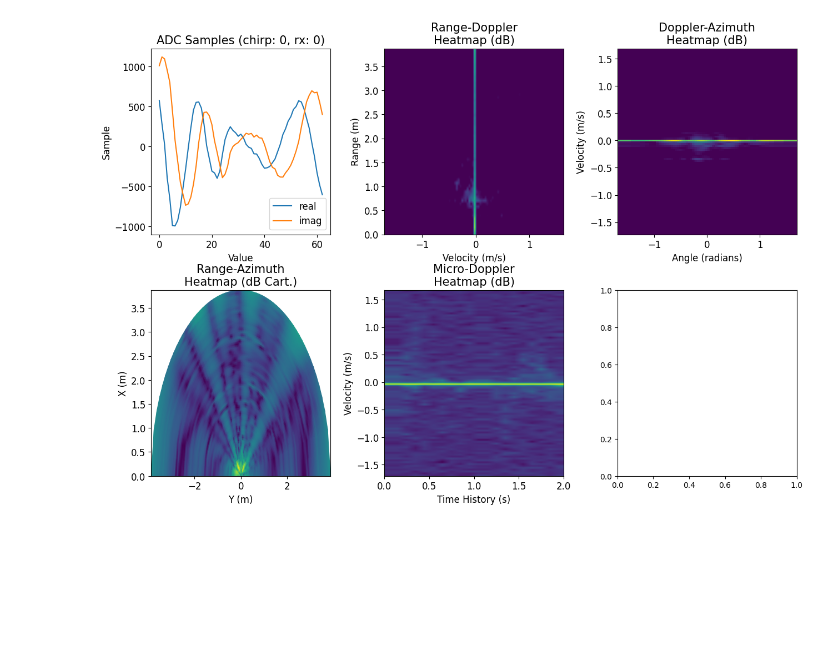
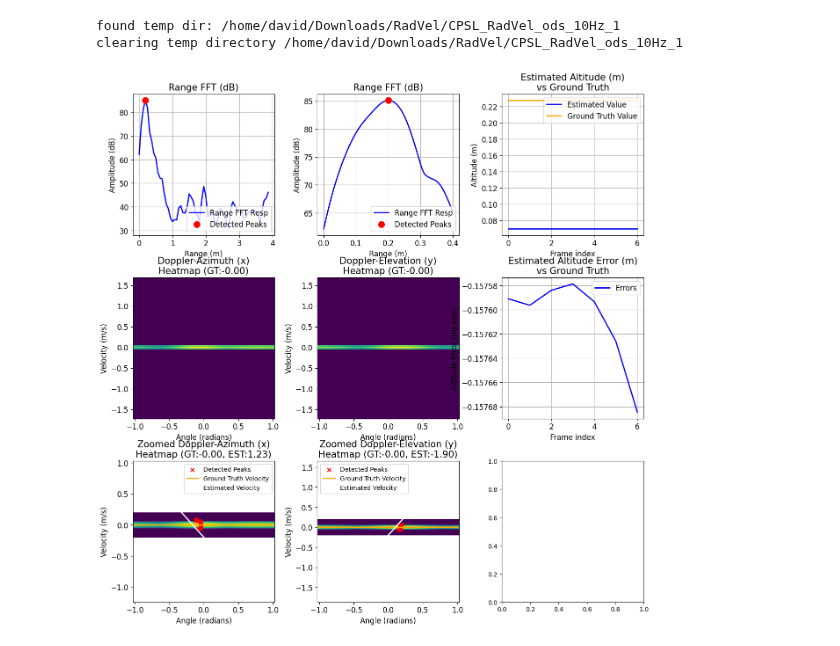
Before and after one commit to davidmhunt/mmwave_radar_processing, a Jupyter notebook: notebooks/testing_altitude_estimation.ipynb, the cells around one changed output. Saved outputs shown, nothing was run; the diff lists cells and outputs as text; code cells hidden in the pictures; blank space fills up the shorter version.

```diff
--- a/notebooks/testing_altitude_estimation.ipynb
+++ b/notebooks/testing_altitude_estimation.ipynb
@@ -24,8 +29,9 @@ from mmwave_radar_processing.plotting.movies_mmWave_data import MovieGeneratorMm
 cfg_manager = ConfigManager()
 
 cfg_path = os.path.join(CONFIG_DIRECTORY,"6843_RadVel_ods_10Hz.cfg")
-cfg_manager.load_cfg(cfg_path)
+cfg_manager.load_cfg(cfg_path,array_geometry="ods")
 cfg_manager.compute_radar_perforance(profile_idx=0)
+print(f"Radar Range Resolution: {cfg_manager.range_res_m:.4f} m")
 
 dataset_name = "CPSL_RadVel_ods_10Hz_1"
 dataset_path = os.path.join(DATASET_PATH,dataset_name)
@@ -98,40 +85,73 @@ clearing temp directory /home/david/Downloads/RadVel/CPSL_RadVel_ods_10Hz_1
+# %%
+#initialize the movie generator
+movie_generator = MovieGeneratorOdometry(
+    cpsl_dataset=dataset,
+    plotter=plotter,
+    altimeter=altimeter,
+    velocity_estimator=velocity_estimator,
+    virtual_array_reformatter=virtual_array_reformatter,
+    temp_dir_path=os.path.join("~/Downloads/RadVel",dataset_name)
+)
+# %% [output]
+found temp dir: /home/david/Downloads/RadVel/CPSL_RadVel_ods_10Hz_1
+clearing temp directory /home/david/Downloads/RadVel/CPSL_RadVel_ods_10Hz_1
 # %%
 #for getting access to the adc cube
-idx=0
+idx=7#310#dataset.num_frames
+altimeter.reset()
+velocity_estimator.reset()
 #compute responses over a series of frames
-for i in range(micro_doppler_processor.num_frames_history):
+#get the ADC cube
 
-    #get the ADC cube
-    adc_cube = dataset.get_radar_data(idx + i)
+for i in tqdm(range(idx)):
+    adc_cube = dataset.get_radar_data(i)
+    adc_cube = virtual_array_reformatter.process(adc_cube)
 
-    adc_cube = virtual_array_reformatter.process(adc_cube)
-    rng_az_resp = range_az_processor.process(adc_cube=adc_cube,chirp_idx=0)
-    rng_dop_resp = range_doppler_processor.process(adc_cube=adc_cube,rx_idx=0)
-    dop_az_resp = doppler_azimuth_processor.process(adc_cube=adc_cube)
-    micro_doppler_resp = micro_doppler_processor.process(adc_cube=adc_cube,rx_idx=0)
+    #estimate the altitude
+    est_altitude = altimeter.process(adc_cube=adc_cube, precise_est_enabled=True)
+
+    #save the altitude history
+    vehicle_odom = dataset.get_vehicle_odom_data(idx=i)
+    gt_altitude = np.average(vehicle_odom[:, 3])
+    altimeter.update_history(
+        estimated=np.array([est_altitude]),
+        ground_truth=np.array([gt_altitude])
+    )
+
+
+    #estimate the velocity
+    vel_est = velocity_estimator.process(
+        adc_cube=adc_cube,
+        altitude=est_altitude,
+        enable_precise_responses=True)
+
+    #save the gt velocity history
+    vehicle_vel_x = np.average(vehicle_odom[:,8])
+    vehicle_vel_y = np.average(vehicle_odom[:,9])
+    vehicle_vel_z = np.average(vehicle_odom[:,10])
+    velocity_estimator.update_history(
+        ground_truth=np.array([vehicle_vel_x,vehicle_vel_y,vehicle_vel_z]),
+        estimated=vel_est
+    )
 
     try:
         camera_view = dataset.get_camera_frame(idx + i)
     except AssertionError:
         camera_view = np.empty(shape=(0))
 
 #for generating a compilation of plots
-fig,axs=plt.subplots(2,3, figsize=(15,10))
+fig,axs=plt.subplots(3,3, figsize=(15,15))
 fig.subplots_adjust(wspace=0.3,hspace=0.30)
 
 plotter.plot_compilation(
     adc_cube=adc_cube,
-    range_doppler_processor=range_doppler_processor,
-    range_azimuth_processor=range_az_processor,
-    doppler_azimuth_processor=doppler_azimuth_processor,
-    micro_doppler_processor=micro_doppler_processor,
+    altimeter=altimeter,
+    velocity_estimator=velocity_estimator,
     camera_view=camera_view,
     convert_to_dB=True,
     cmap="viridis",
-    chirp_idx=0,
-    rx_antenna_idx=0,
     axs=axs,
     show=True
 )
 # %% [output]
-[figure, old version]
+[figure, new version]
```
Also changed, not shown: parts of 19 cells of this notebook, 11 other files.
